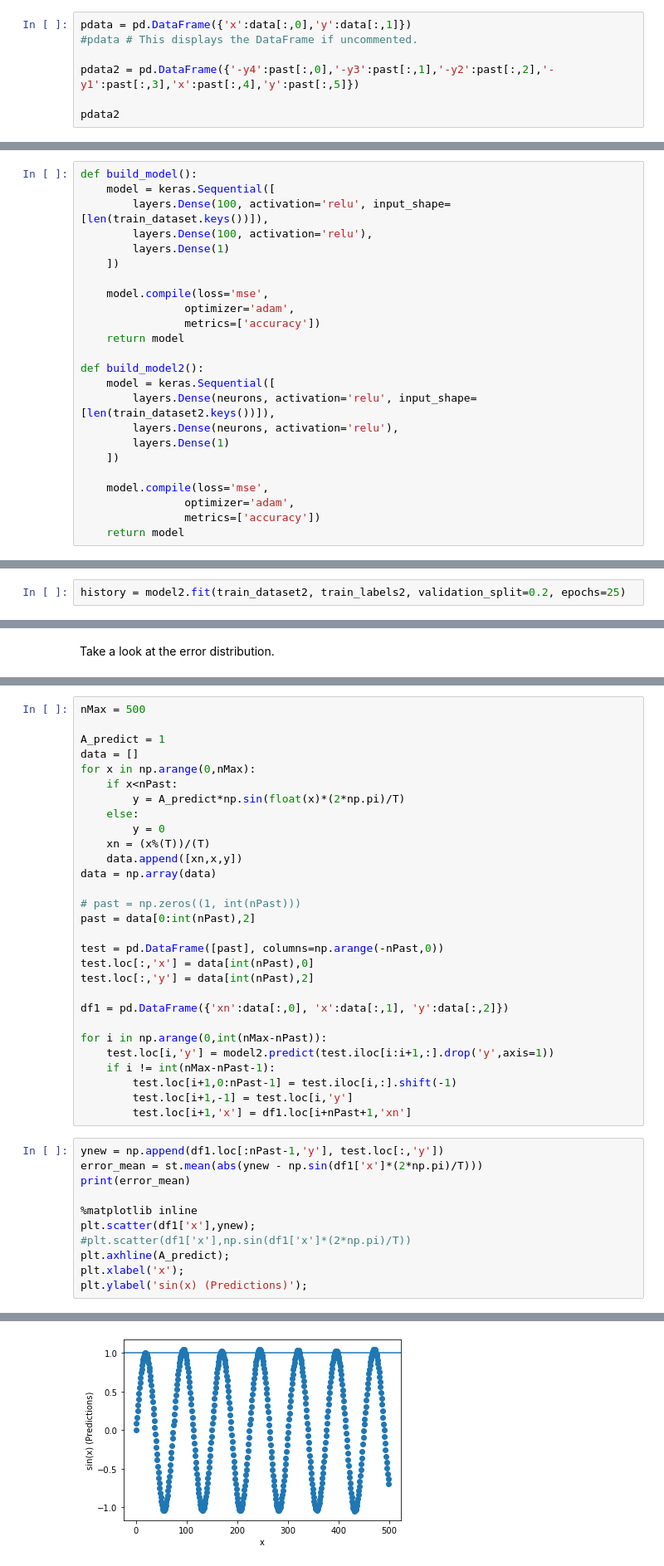
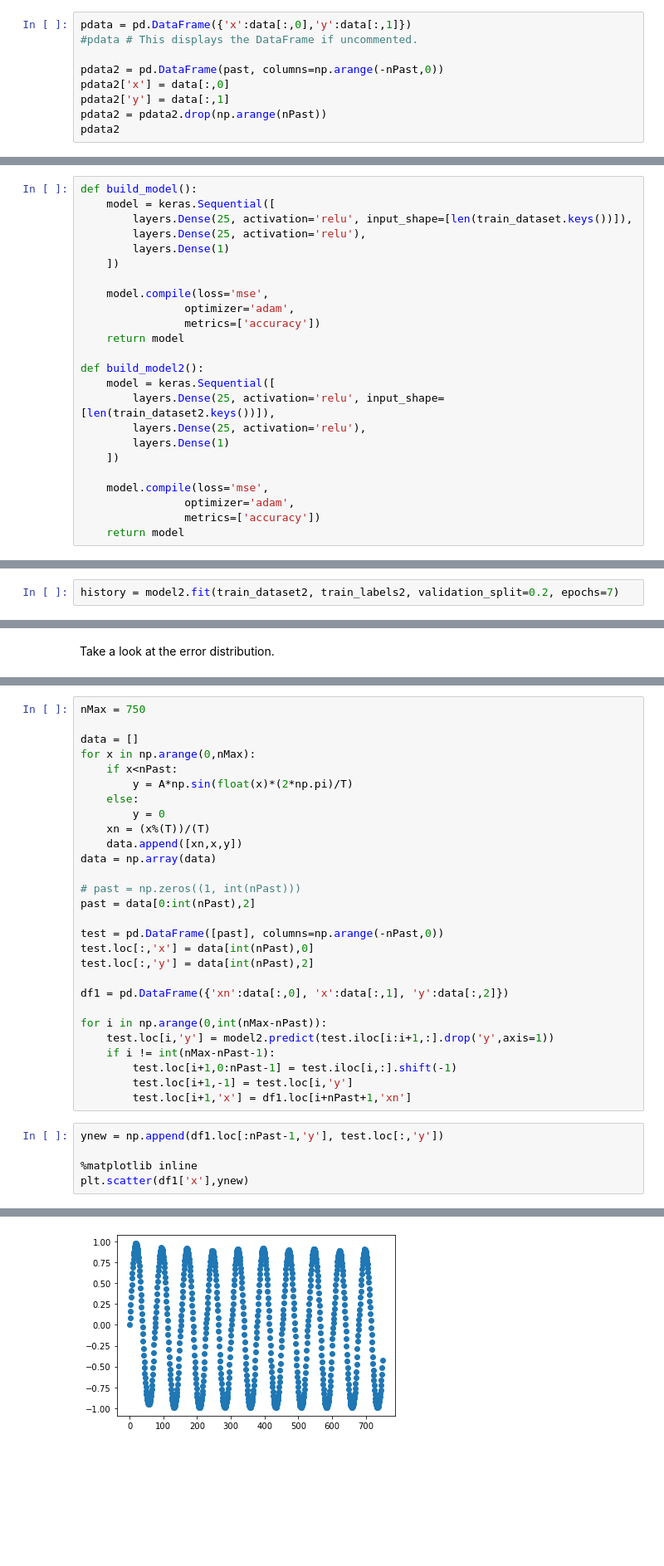
Before and after one commit to BaseadosCR7/SpecialTopics_Phase1, a Jupyter notebook: sine_prediction_specialTopics.ipynb, the cells around one changed output, grey strips where cells are left out. Shown at 83% size. Cells and saved outputs as stored; diff of their text form; blank space fills up the shorter version.

```diff
--- a/sine_prediction_specialTopics.ipynb
+++ b/sine_prediction_specialTopics.ipynb
@@ -61,7 +52,9 @@ Create a `pandas` dataframe for it
 pdata = pd.DataFrame({'x':data[:,0],'y':data[:,1]})
 #pdata # This displays the DataFrame if uncommented.
 
-pdata2 = pd.DataFrame({'-y4':past[:,0],'-y3':past[:,1],'-y2':past[:,2],'-y1':past[:,3],'x':past[:,4],'y':past[:,5]})
-
+pdata2 = pd.DataFrame(past, columns=np.arange(-nPast,0))
+pdata2['x'] = data[:,0]
+pdata2['y'] = data[:,1]
+pdata2 = pdata2.drop(np.arange(nPast))
 pdata2
 # %% [output]
@@ -107,8 +100,8 @@ test_labels2 = test_dataset2.pop('y')
 # %%
 def build_model():
     model = keras.Sequential([
-        layers.Dense(100, activation='relu', input_shape=[len(train_dataset.keys())]),
-        layers.Dense(100, activation='relu'),
+        layers.Dense(25, activation='relu', input_shape=[len(train_dataset.keys())]),
+        layers.Dense(25, activation='relu'),
         layers.Dense(1)
     ])
 
@@ -119,8 +112,8 @@ def build_model():
 
 def build_model2():
     model = keras.Sequential([
-        layers.Dense(neurons, activation='relu', input_shape=[len(train_dataset2.keys())]),
-        layers.Dense(neurons, activation='relu'),
+        layers.Dense(25, activation='relu', input_shape=[len(train_dataset2.keys())]),
+        layers.Dense(25, activation='relu'),
         layers.Dense(1)
     ])
 
@@ -157,5 +150,5 @@ _________________________________________________________________
 # %% [markdown]
 #### Train the model
 # %%
-history = model2.fit(train_dataset2, train_labels2, validation_split=0.2, epochs=25)
+history = model2.fit(train_dataset2, train_labels2, validation_split=0.2, epochs=7)
 # %% [output]
@@ -269,11 +267,10 @@ Text(0.5, 0, 'Prediction Error')
 # %%
-nMax = 500
+nMax = 750
 
-A_predict = 1
 data = []
 for x in np.arange(0,nMax):
     if x<nPast:
-        y = A_predict*np.sin(float(x)*(2*np.pi)/T)
+        y = A*np.sin(float(x)*(2*np.pi)/T)
     else:
         y = 0
     xn = (x%(T))/(T)
@@ -297,13 +294,7 @@ for i in np.arange(0,int(nMax-nPast)):
         test.loc[i+1,'x'] = df1.loc[i+nPast+1,'xn']
 # %%
 ynew = np.append(df1.loc[:nPast-1,'y'], test.loc[:,'y'])
-error_mean = st.mean(abs(ynew - np.sin(df1['x']*(2*np.pi)/T)))
-print(error_mean)
 
 %matplotlib inline
-plt.scatter(df1['x'],ynew);
-#plt.scatter(df1['x'],np.sin(df1['x']*(2*np.pi)/T))
-plt.axhline(A_predict);
-plt.xlabel('x');
-plt.ylabel('sin(x) (Predictions)');
+plt.scatter(df1['x'],ynew)
 # %% [output]
@@ -311 +302 @@ plt.ylabel('sin(x) (Predictions)');
-[figure, old version]
+[figure, new version]
```
Also changed, not shown: parts of 24 cells of this notebook, 6 other files.
